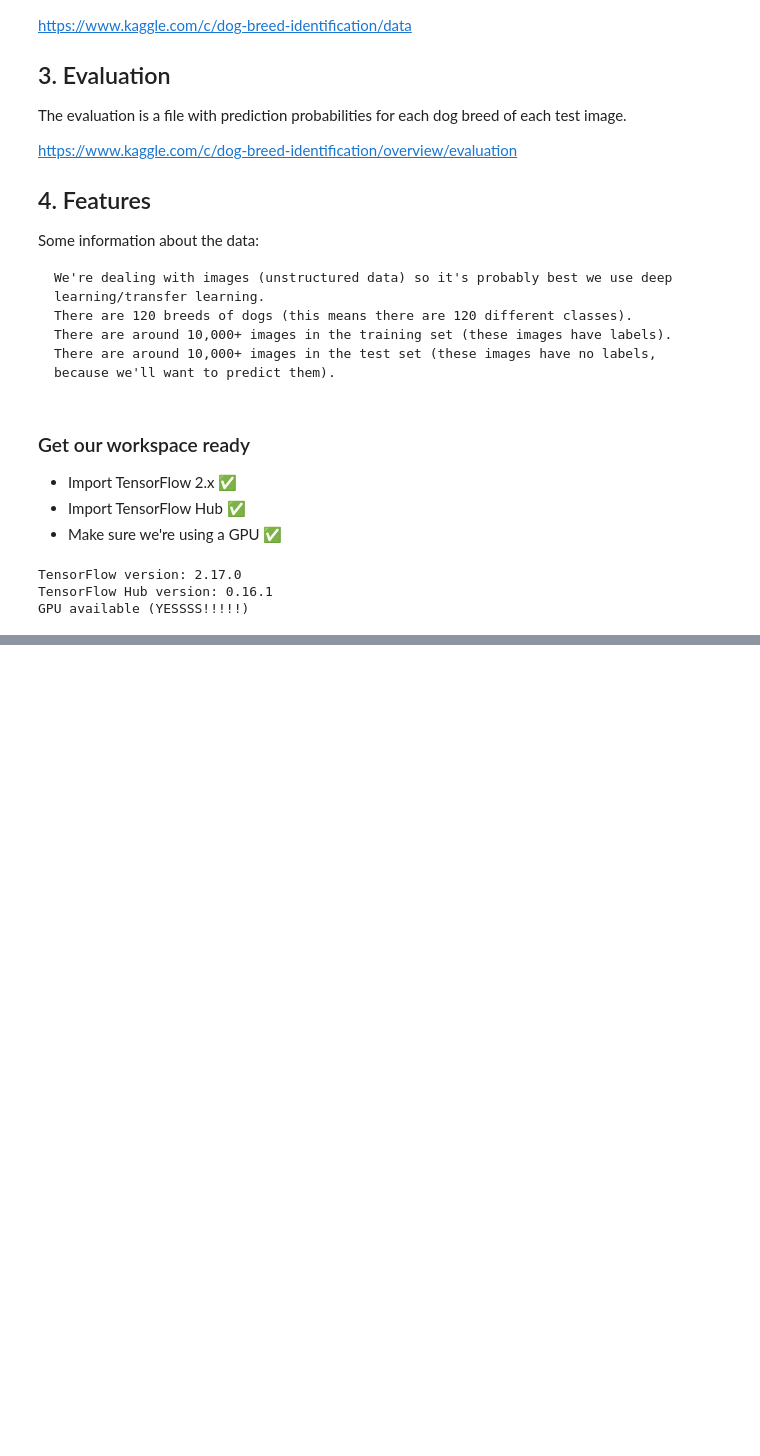
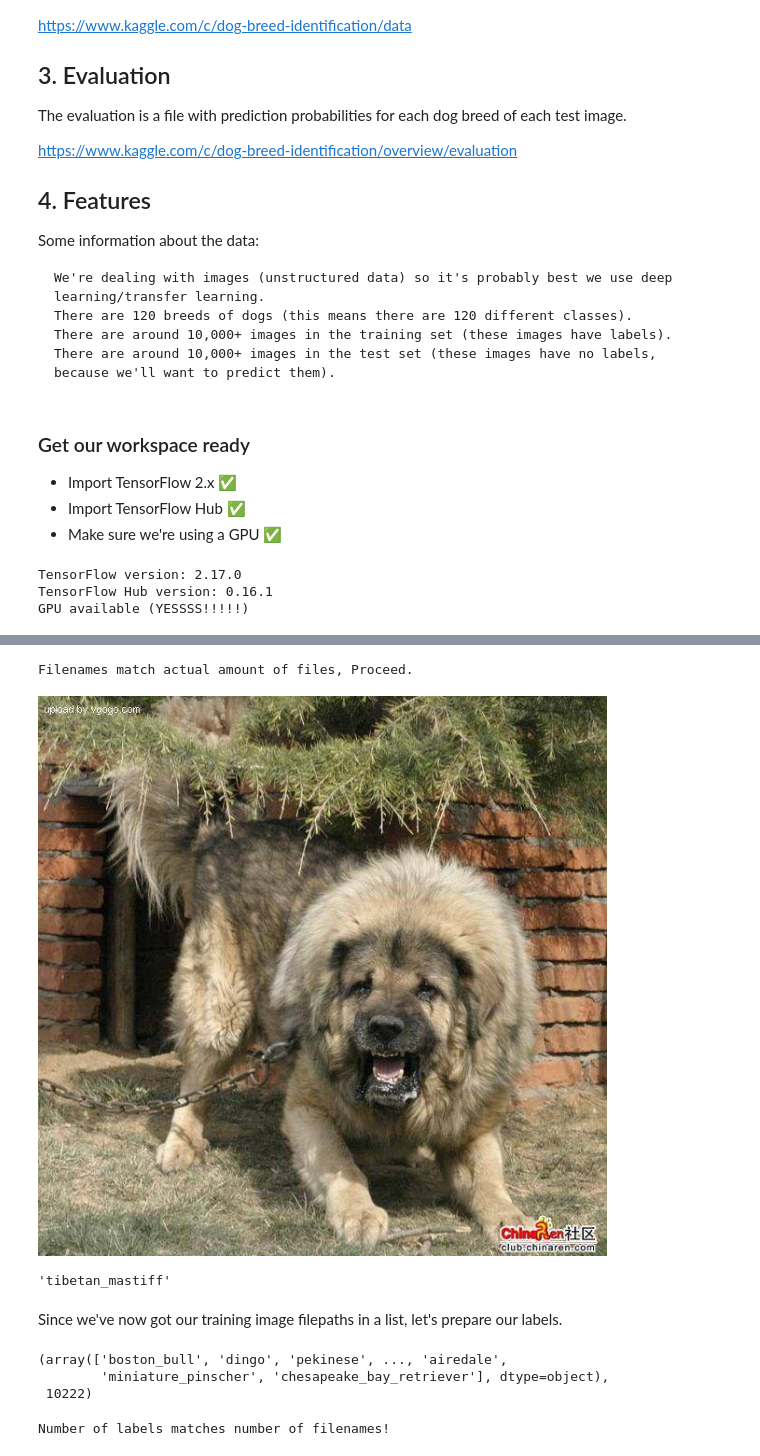
Before and after one commit to seanjiangsh/ztm-ml-ds, a Jupyter notebook: neural-network/end_to_end_dog_breed_vision.ipynb, the cells around one changed output, grey strips where cells are left out. Saved outputs shown, nothing was run; the diff lists cells and outputs as text; code cells hidden in the pictures; blank space fills up the shorter version.

```diff
--- a/neural-network/end_to_end_dog_breed_vision.ipynb
+++ b/neural-network/end_to_end_dog_breed_vision.ipynb
@@ -53,0 +105,6 @@ import numpy as np
+# %%
+# Create pathnames from image ID's
+filenames = ["drive/My Drive/dog-vision/train/" + fname + ".jpg" for fname in labels_csv["id"]]
+
+# Check the first 10
+filenames[:10]
@@ -53,0 +122,38 @@ import numpy as np
+# %%
+# Check whether number of filenames matches number of actual image files
+import os
+
+if len(os.listdir("drive/My Drive/dog-vision/train/")) == len(filenames):
+  print("Filenames match actual amount of files, Proceed.")
+else:
+  print("Filenames do no match actual amount of files, check the target directory.")
+# %% [output]
+Filenames match actual amount of files, Proceed.
+# %%
+# One more check
+Image(filenames[9000])
+# %% [output]
+[figure, added]
+# %%
+labels_csv["breed"][9000]
+# %% [output]
+'tibetan_mastiff'
+# %% [markdown]
+Since we've now got our training image filepaths in a list, let's prepare our labels.
+# %%
+import numpy as np
+labels = labels_csv["breed"].to_numpy()
+# labels = np.array(labels) # does same thing as above
+labels, len(labels)
+# %% [output]
+(array(['boston_bull', 'dingo', 'pekinese', ..., 'airedale',
+        'miniature_pinscher', 'chesapeake_bay_retriever'], dtype=object),
+ 10222)
+# %%
+# See if number of labels matches the number of filenames
+if len(labels) == len(filenames):
+  print("Number of labels matches number of filenames!")
+else:
+  print("Number of labels does not match number of filenames, check data directories!")
+# %% [output]
+Number of labels matches number of filenames!
```
Also changed, not shown: parts of 15 cells of this notebook.
